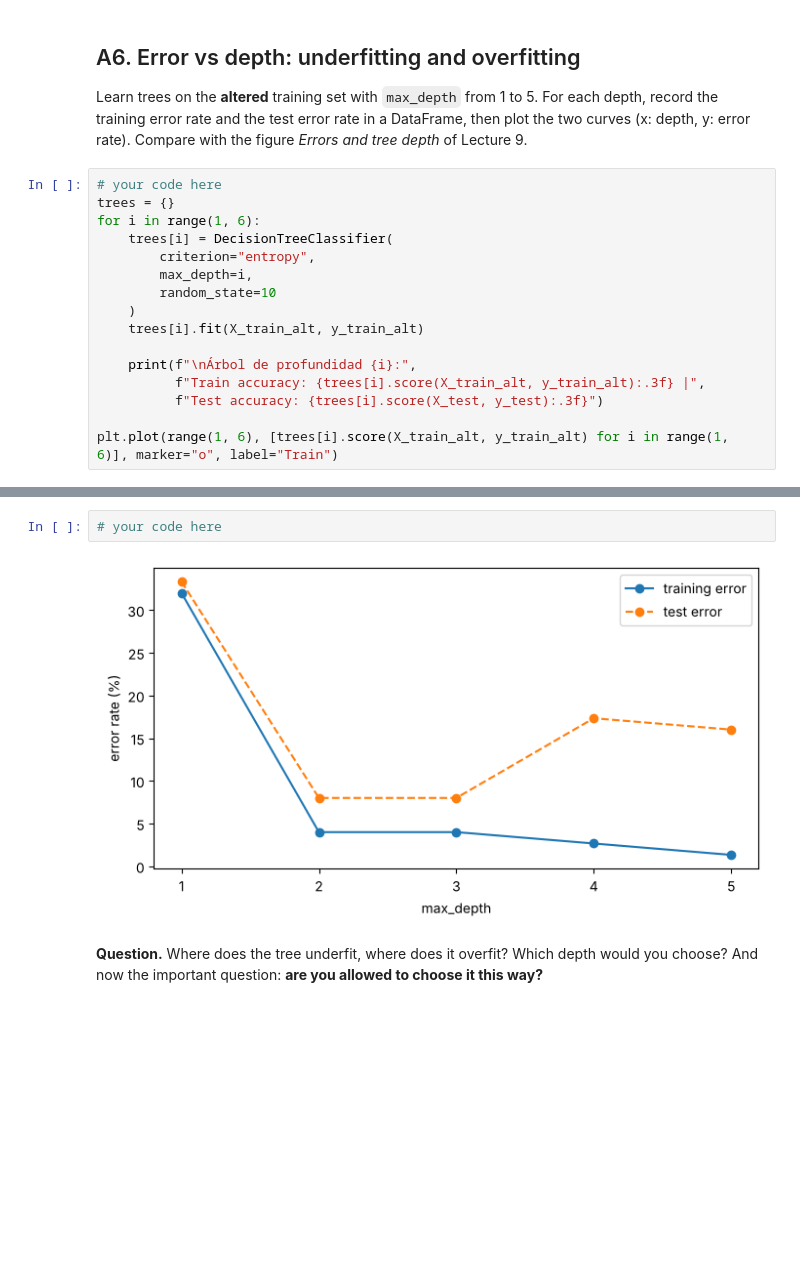
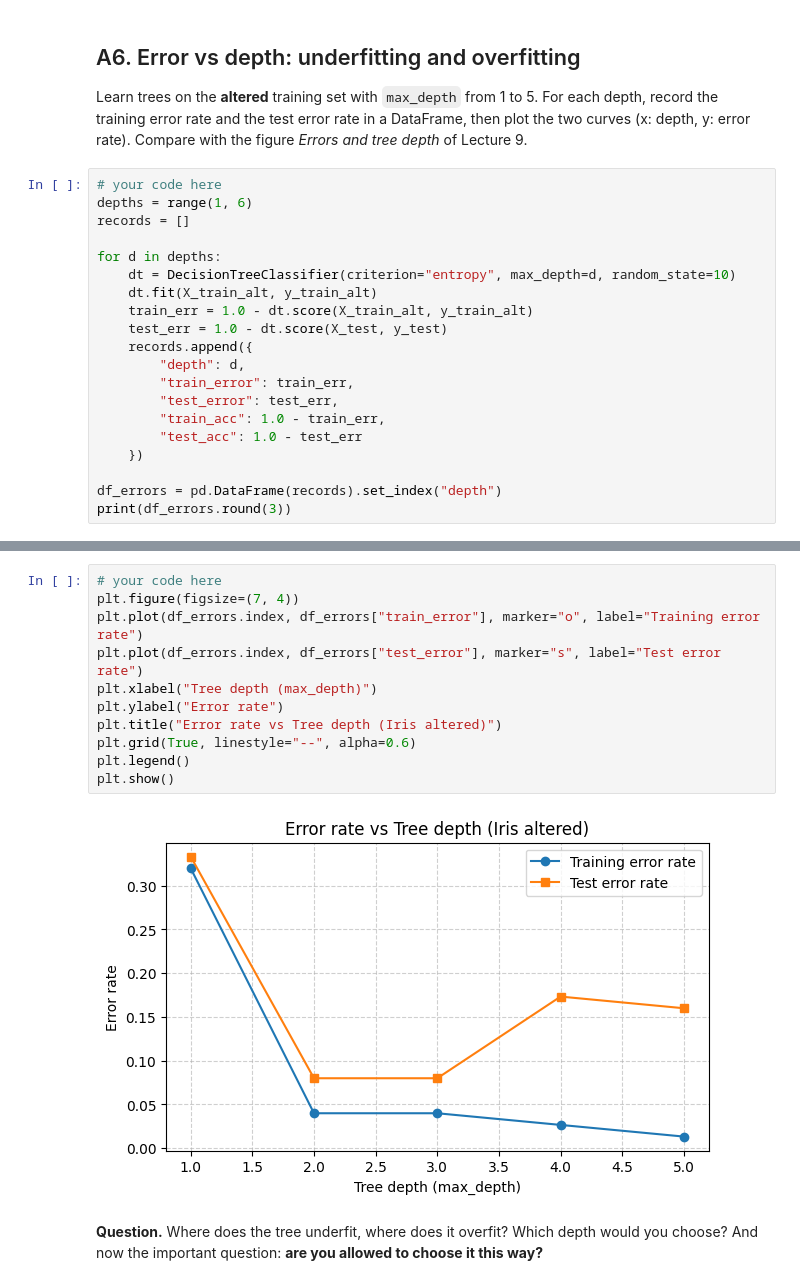
Before and after one commit to MercuryDCD/LAB-DATAMINING-MACHINELEARNING, a Jupyter notebook: ML_Lab/notebooks/lab02-dt/lab02-dt-dani.ipynb, the cells around one changed output, grey strips where cells are left out. Saved outputs shown, nothing was run; the diff lists cells and outputs as text; blank space fills up the shorter version.

```diff
--- a/ML_Lab/notebooks/lab02-dt/lab02-dt-dani.ipynb
+++ b/ML_Lab/notebooks/lab02-dt/lab02-dt-dani.ipynb
@@ -418,18 +457,22 @@ and the test error rate in a DataFrame, then plot the two curves (x: depth, y: e
 Compare with the figure *Errors and tree depth* of Lecture 9.
 # %%
 # your code here
-trees = {}
-for i in range(1, 6):
-    trees[i] = DecisionTreeClassifier(
-        criterion="entropy",
-        max_depth=i,
-        random_state=10
-    )
-    trees[i].fit(X_train_alt, y_train_alt)
+depths = range(1, 6)
+records = []
 
-    print(f"\nÁrbol de profundidad {i}:",
-          f"Train accuracy: {trees[i].score(X_train_alt, y_train_alt):.3f} |",
-          f"Test accuracy: {trees[i].score(X_test, y_test):.3f}")
+for d in depths:
+    dt = DecisionTreeClassifier(criterion="entropy", max_depth=d, random_state=10)
+    dt.fit(X_train_alt, y_train_alt)
+    train_err = 1.0 - dt.score(X_train_alt, y_train_alt)
+    test_err = 1.0 - dt.score(X_test, y_test)
+    records.append({
+        "depth": d,
+        "train_error": train_err,
+        "test_error": test_err,
+        "train_acc": 1.0 - train_err,
+        "test_acc": 1.0 - test_err
+    })
 
-plt.plot(range(1, 6), [trees[i].score(X_train_alt, y_train_alt) for i in range(1, 6)], marker="o", label="Train")
+df_errors = pd.DataFrame(records).set_index("depth")
+print(df_errors.round(3))
 # %% [output]
@@ -447,7 +486,16 @@ plt.plot(range(1, 6), [trees[i].score(X_train_alt, y_train_alt) for i in range(1
 # %%
 # your code here
+plt.figure(figsize=(7, 4))
+plt.plot(df_errors.index, df_errors["train_error"], marker="o", label="Training error rate")
+plt.plot(df_errors.index, df_errors["test_error"], marker="s", label="Test error rate")
+plt.xlabel("Tree depth (max_depth)")
+plt.ylabel("Error rate")
+plt.title("Error rate vs Tree depth (Iris altered)")
+plt.grid(True, linestyle="--", alpha=0.6)
+plt.legend()
+plt.show()
 # %% [output]
-[figure, old version]
+[figure, new version]
 # %% [markdown]
 **Question.** Where does the tree underfit, where does it overfit? Which depth would you choose?
 And now the important question: **are you allowed to choose it this way?**
```
Also changed, not shown: parts of 28 cells of this notebook.
